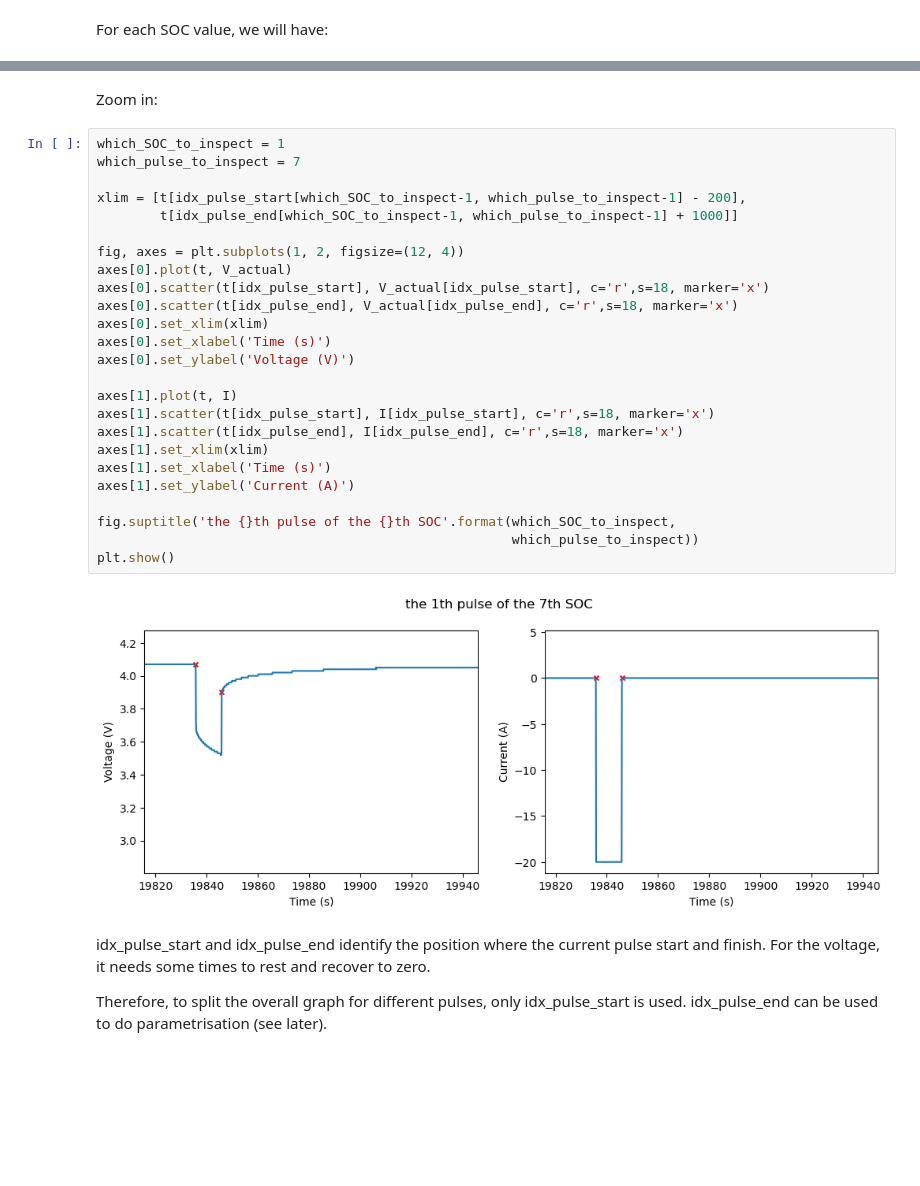
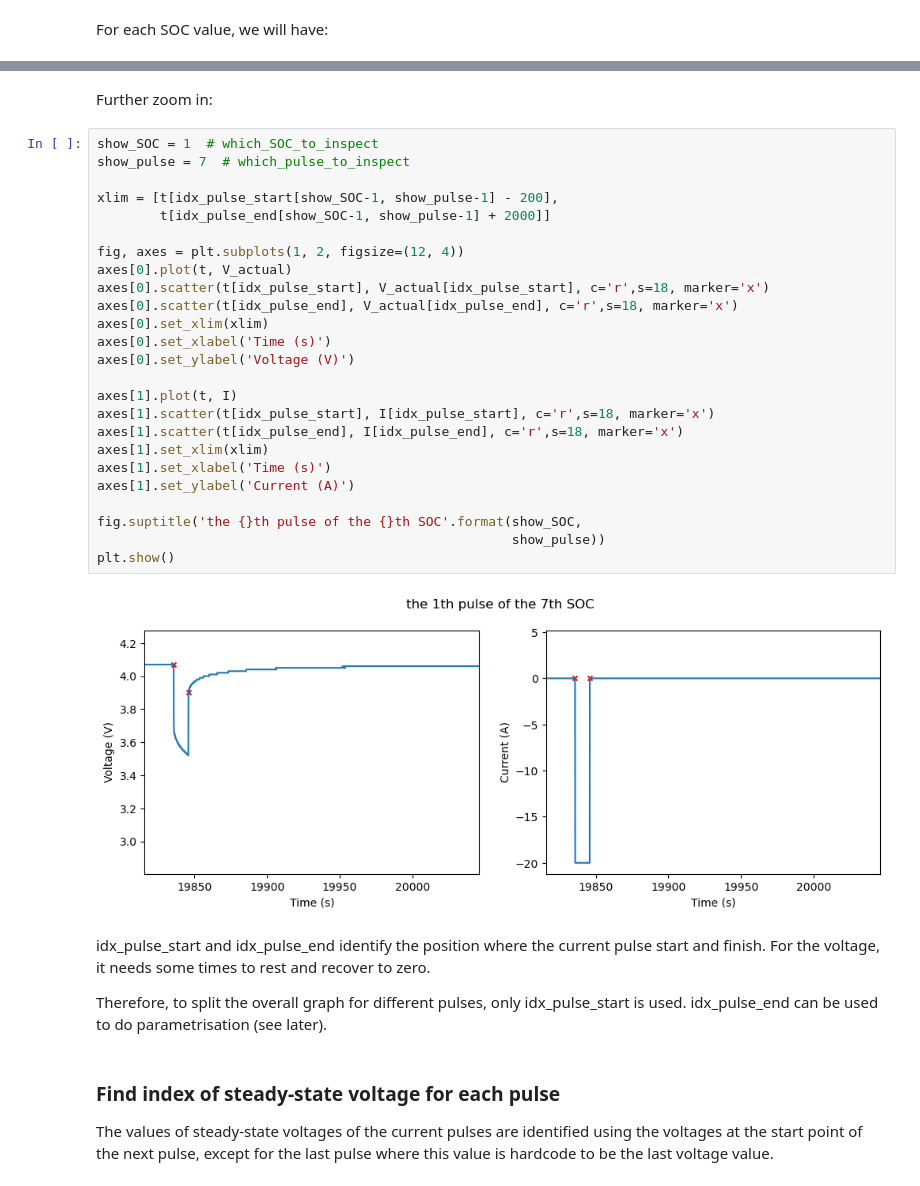
Before and after one commit to sunfanyi/modelling-of-lithium-ion-batteries, a Jupyter notebook: part_2a.ipynb, the cells around one changed output, grey strips where cells are left out. Drawn from its saved outputs; the diff is of its cells as text; blank space fills up the shorter version.

```diff
--- a/part_2a.ipynb
+++ b/part_2a.ipynb
@@ -97,36 +98,40 @@ fig.suptitle('{}th SOC'.format(which_SOC_to_inspect))
 plt.show()
 # %% [output]
 [figure]
-# %% [markdown]
-Zoom in:
+# %% [markdown]
+Further zoom in:
 # %%
-which_SOC_to_inspect = 1
-which_pulse_to_inspect = 7
+show_SOC = 1  # which_SOC_to_inspect
+show_pulse = 7  # which_pulse_to_inspect
 
-xlim = [t[idx_pulse_start[which_SOC_to_inspect-1, which_pulse_to_inspect-1] - 200],
-        t[idx_pulse_end[which_SOC_to_inspect-1, which_pulse_to_inspect-1] + 1000]]
+xlim = [t[idx_pulse_start[show_SOC-1, show_pulse-1] - 200],
+        t[idx_pulse_end[show_SOC-1, show_pulse-1] + 2000]]
 
 fig, axes = plt.subplots(1, 2, figsize=(12, 4))
 axes[0].plot(t, V_actual)
 axes[0].scatter(t[idx_pulse_start], V_actual[idx_pulse_start], c='r',s=18, marker='x')
 axes[0].scatter(t[idx_pulse_end], V_actual[idx_pulse_end], c='r',s=18, marker='x')
 axes[0].set_xlim(xlim)
 axes[0].set_xlabel('Time (s)')
 axes[0].set_ylabel('Voltage (V)')
 
 axes[1].plot(t, I)
 axes[1].scatter(t[idx_pulse_start], I[idx_pulse_start], c='r',s=18, marker='x')
 axes[1].scatter(t[idx_pulse_end], I[idx_pulse_end], c='r',s=18, marker='x')
 axes[1].set_xlim(xlim)
 axes[1].set_xlabel('Time (s)')
 axes[1].set_ylabel('Current (A)')
 
-fig.suptitle('the {}th pulse of the {}th SOC'.format(which_SOC_to_inspect,
-                                                     which_pulse_to_inspect))
+fig.suptitle('the {}th pulse of the {}th SOC'.format(show_SOC,
+                                                     show_pulse))
 plt.show()
 # %% [output]
-[figure, old version]
+[figure, new version]
 # %% [markdown]
 idx_pulse_start and idx_pulse_end identify the position where the current pulse start and finish. For the voltage, it needs some times to rest and recover to zero.
 
 Therefore, to split the overall graph for different pulses, only idx_pulse_start is used. idx_pulse_end can be used to do parametrisation (see later).
+# %% [markdown]
+### Find index of steady-state voltage for each pulse
+
+The values of steady-state voltages of the current pulses are identified using the voltages at the start point of the next pulse, except for the last pulse where this value is hardcode to be the last voltage value.
```
Also changed, not shown: parts of 5 cells of this notebook.
